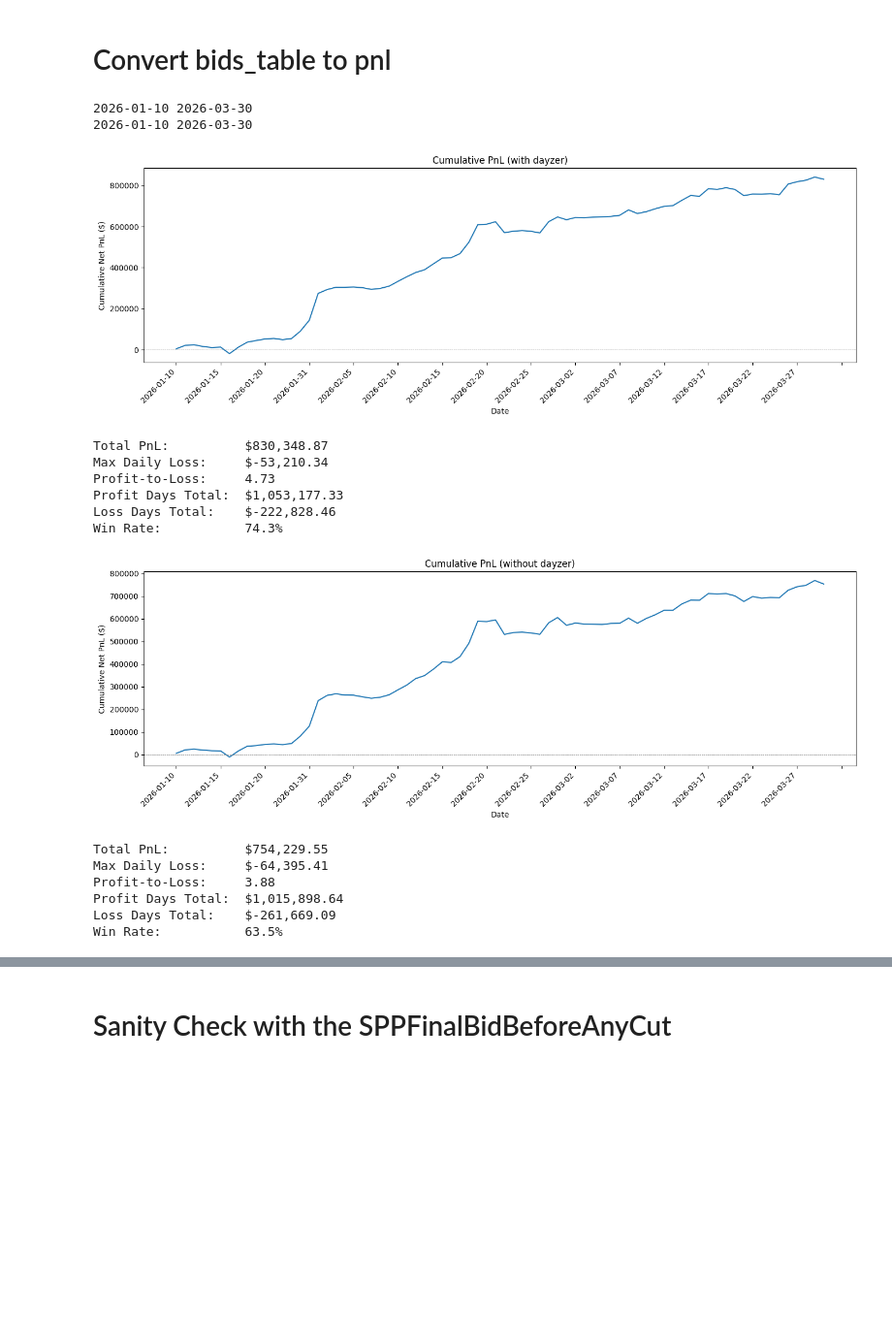
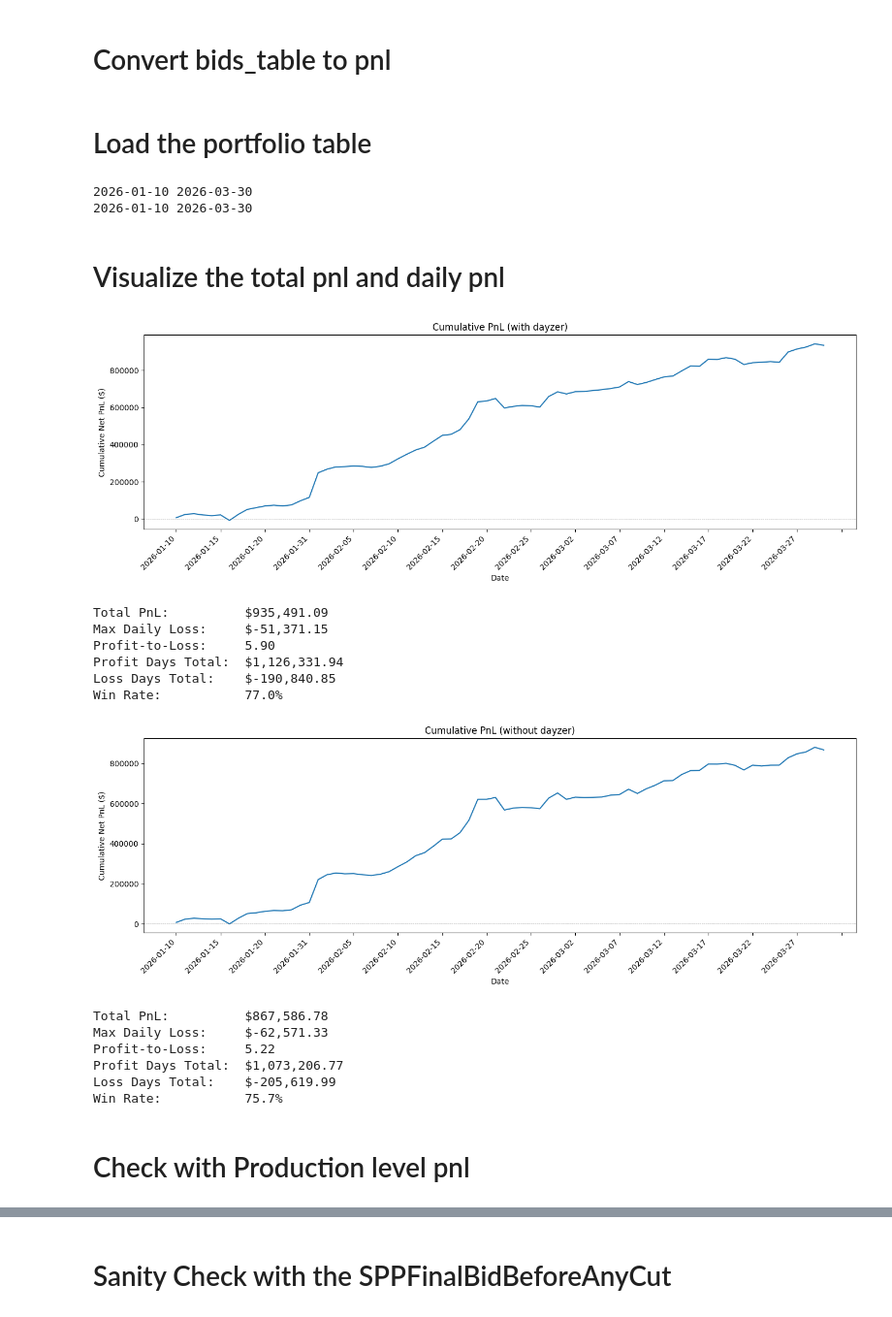
Before and after one commit to qingcheng-rgb/Qingcheng, a Jupyter notebook: QCTest/Port_construction_Darwin.ipynb, the cells around one changed output, grey strips where cells are left out. Shown at 97% size. Cells and saved outputs as stored; diff of their text form; code cells hidden in the pictures; blank space fills up the shorter version.

```diff
--- a/QCTest/Port_construction_Darwin.ipynb
+++ b/QCTest/Port_construction_Darwin.ipynb
@@ -623,8 +585,8 @@ def simulate_total_ftp(table):
         df_sim['rtlmp'] = np.nan
 
     # 4. Calculations (Preserved as per instruction)
-    inc_op_rate = df_sim['op_rate_inc_a'].mean()
-    dec_op_rate = df_sim['op_rate_dec_a'].mean()
+    inc_op_rate = 2.0
+    dec_op_rate = 0.1
 
     conditions_clear = [
         (df_sim['incdec'] == 'Decrement') & (df_sim['bid_price'] >= df_sim['dalmp']),
@@ -667,4 +629,6 @@ def simulate_total_ftp(table):
     # A. Overall Summary
     summ_data = df_sim.agg(agg_dict).to_frame().T.rename(columns=renamer).to_dict('records')
     return df_sim
+# %% [markdown]
+# Load the portfolio table
 # %%
@@ -675,13 +640,25 @@ dayzer_wt_re = simulate_total_ftp(dayzer_wt_table)
 # %% [output]
 2026-01-10 2026-03-30
 2026-01-10 2026-03-30
+# %% [markdown]
+# Visualize the total pnl and daily pnl
 # %%
 import matplotlib.pyplot as plt
 import pandas as pd
+from nighthawk.util import sql_functions
 
 # go no go
 date_list = pd.date_range(start='2026-01-23', end='2026-01-28').strftime('%Y-%m-%d').tolist()
 dayzer_re = dayzer_re[~dayzer_re['dt'].isin(date_list)]
+
+# nogo specific (dt, hr) pairs
+nogo_dthr = (
+    [('2026-01-30', hr) for hr in range(8, 13)] +   # hr 8–12
+    [('2026-01-31', hr) for hr in range(2, 12)]      # hr 2–11
+)
+dayzer_re['_key'] = list(zip(pd.to_datetime(dayzer_re['dt']).dt.strftime('%Y-%m-%d'), dayzer_re['hr'].astype(int)))
+dayzer_re = dayzer_re[~dayzer_re['_key'].isin(nogo_dthr)].drop(columns=['_key'])
+
 
 # Daily PnL
 daily_pnl = dayzer_re.groupby('dt')['net_pnl'].sum().reset_index()
@@ -714,54 +691,65 @@ print(f'Profit Days Total:  ${profit_days:,.2f}')
 print(f'Loss Days Total:    ${loss_days:,.2f}')
 print(f'Win Rate:           {(daily_pnl["daily_pnl"] > 0).mean():.1%}')
 # %% [output]
-[figure, old version]
+[figure, new version]
-Total PnL:          $830,348.87
-Max Daily Loss:     $-53,210.34
-Profit-to-Loss:     4.73
-Profit Days Total:  $1,053,177.33
-Loss Days Total:    $-222,828.46
-Win Rate:           74.3%
+Total PnL:          $935,491.09
+Max Daily Loss:     $-51,371.15
+Profit-to-Loss:     5.90
+Profit Days Total:  $1,126,331.94
+Loss Days Total:    $-190,840.85
+Win Rate:           77.0%
 # %%
 import matplotlib.pyplot as plt
 
 date_list = pd.date_range(start='2026-01-23', end='2026-01-28').strftime('%Y-%m-%d').tolist()
 dayzer_wt_re = dayzer_wt_re[~dayzer_wt_re['dt'].isin(date_list)]
 
+# nogo specific (dt, hr) pairs
+nogo_dthr = (
+    [('2026-01-30', hr) for hr in range(8, 13)] +   # hr 8–12
+    [('2026-01-31', hr) for hr in range(2, 12)]      # hr 2–11
+)
+dayzer_wt_re['_key'] = list(zip(pd.to_datetime(dayzer_wt_re['dt']).dt.strftime('%Y-%m-%d'), dayzer_wt_re['hr'].astype(int)))
+dayzer_wt_re = dayzer_wt_re[~dayzer_wt_re['_key'].isin(nogo_dthr)].drop(columns=['_key'])
+
+
 # Daily PnL
-daily_pnl = dayzer_wt_re.groupby('dt')['net_pnl'].sum().reset_index()
-daily_pnl.columns = ['dt', 'daily_pnl']
-daily_pnl['cumulative_pnl'] = daily_pnl['daily_pnl'].cumsum()
+daily_pnl2 = dayzer_wt_re.groupby('dt')['net_pnl'].sum().reset_index()
+daily_pnl2.columns = ['dt', 'daily_pnl']
+daily_pnl2['cumulative_pnl'] = daily_pnl2['daily_pnl'].cumsum()
 
 # Cumulative PnL graph
 fig, ax = plt.subplots(figsize=(14, 5))
-ax.plot(daily_pnl['dt'], daily_pnl['cumulative_pnl'], linewidth=1.5)
+ax.plot(daily_pnl2['dt'], daily_pnl2['cumulative_pnl'], linewidth=1.5)
 ax.set_title('Cumulative PnL (without dayzer)')
 ax.set_xlabel('Date')
 ax.set_ylabel('Cumulative Net PnL ($)')
 ax.axhline(0, color='gray', linestyle='--', linewidth=0.5)
 plt.xticks(rotation=45, ha='right')
 ax.xaxis.set_major_locator(plt.MaxNLocator(20))
 plt.tight_layout()
 plt.show()
 
 # Summary stats
-total_pnl = daily_pnl['daily_pnl'].sum()
-profit_days = daily_pnl[daily_pnl['daily_pnl'] > 0]['daily_pnl'].sum()
-loss_days = daily_pnl[daily_pnl['daily_pnl'] < 0]['daily_pnl'].sum()
-max_loss = daily_pnl['daily_pnl'].min()
+total_pnl = daily_pnl2['daily_pnl'].sum()
+profit_days = daily_pnl2[daily_pnl['daily_pnl'] > 0]['daily_pnl'].sum()
+loss_days = daily_pnl2[daily_pnl['daily_pnl'] < 0]['daily_pnl'].sum()
+max_loss = daily_pnl2['daily_pnl'].min()
 profit_to_loss = abs(profit_days / loss_days) if loss_days != 0 else float('inf')
 
 print(f'Total PnL:          ${total_pnl:,.2f}')
 print(f'Max Daily Loss:     ${max_loss:,.2f}')
 print(f'Profit-to-Loss:     {profit_to_loss:.2f}')
 print(f'Profit Days Total:  ${profit_days:,.2f}')
 print(f'Loss Days Total:    ${loss_days:,.2f}')
-print(f'Win Rate:           {(daily_pnl["daily_pnl"] > 0).mean():.1%}')
+print(f'Win Rate:           {(daily_pnl2["daily_pnl"] > 0).mean():.1%}')
 # %% [output]
-[figure, old version]
+[figure, new version]
-Total PnL:          $754,229.55
-Max Daily Loss:     $-64,395.41
-Profit-to-Loss:     3.88
-Profit Days Total:  $1,015,898.64
-Loss Days Total:    $-261,669.09
-Win Rate:           63.5%
+Total PnL:          $867,586.78
+Max Daily Loss:     $-62,571.33
+Profit-to-Loss:     5.22
+Profit Days Total:  $1,073,206.77
+Loss Days Total:    $-205,619.99
+Win Rate:           75.7%
+# %% [markdown]
+# Check with Production level pnl
```
Also changed, not shown: parts of 11 cells of this notebook, 7 other files.
